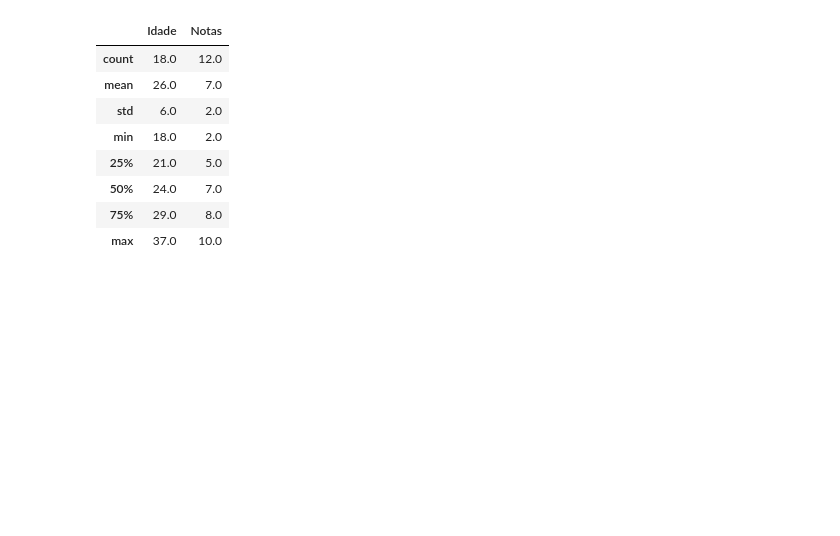
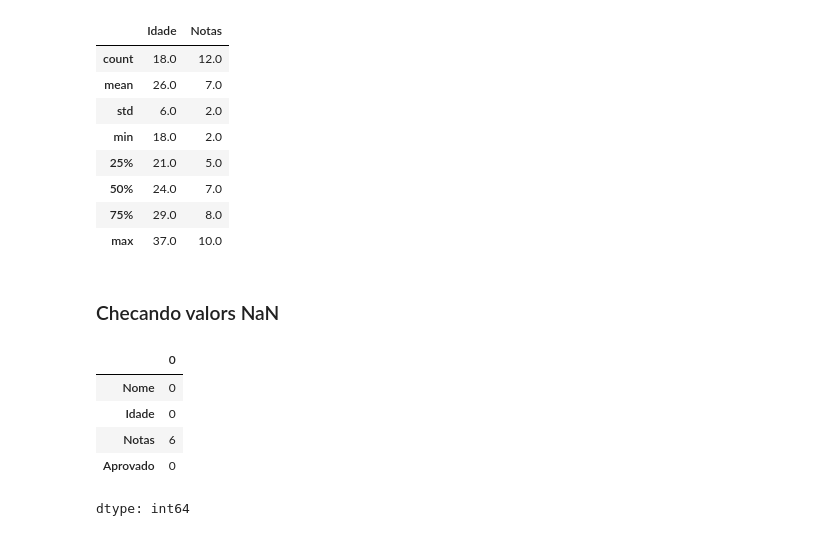
Before and after one commit to ruantos/python-para-data, a Jupyter notebook: alunos.ipynb, the cells around one changed output. Cells and saved outputs as stored; diff of their text form; code cells hidden in the pictures; blank space fills up the shorter version.

```diff
--- a/alunos.ipynb
+++ b/alunos.ipynb
@@ -79,3 +79,14 @@ round(df.describe())
 | 50% | 24.0 | 7.0 |
 | 75% | 29.0 | 8.0 |
 | max | 37.0 | 10.0 |
+# %% [markdown]
+### Checando valors NaN
+# %%
+df.isna().sum()
+# %% [output]
+|  | 0 |
+| Nome | 0 |
+| Idade | 0 |
+| Notas | 6 |
+| Aprovado | 0 |
+dtype: int64
```
Also changed, not shown: parts of 10 cells of this notebook.
